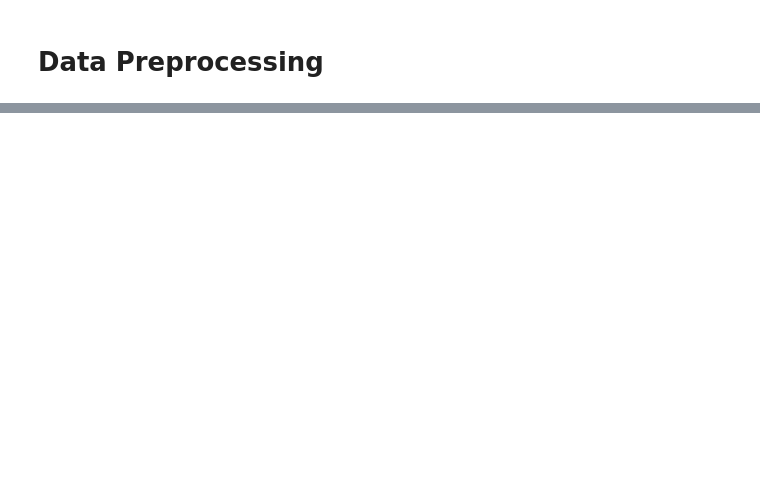
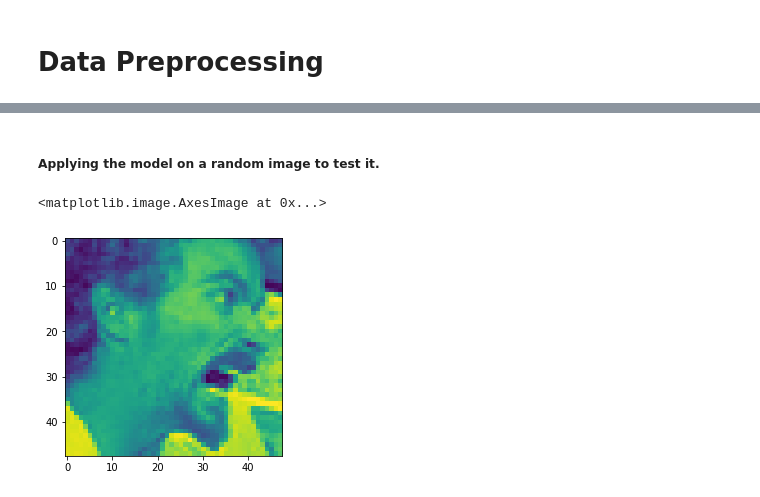
Before and after one commit to AlanChuang1/EmotionDetectorCNN, a Jupyter notebook: Notebook1.ipynb, the cells around one changed output, grey strips where cells are left out. Drawn from its saved outputs; the diff is of its cells as text; code cells hidden in the pictures; blank space fills up the shorter version.

```diff
--- a/Notebook1.ipynb
+++ b/Notebook1.ipynb
@@ -215,0 +293,9 @@ The accuracy = 38.848 , test accuracy = 37.587
+# %% [markdown]
+##### Applying the model on a random image to test it.
+# %%
+img = image.load_img("./test/angry/PrivateTest_10304478.jpg", target_size = (48,48), color_mode = "grayscale")
+img = np.array(img)
+plt.imshow(img)
+# %% [output]
+<matplotlib.image.AxesImage at 0x...>
+[figure, added]
```
Also changed, not shown: parts of 28 cells of this notebook, 2 other files.
